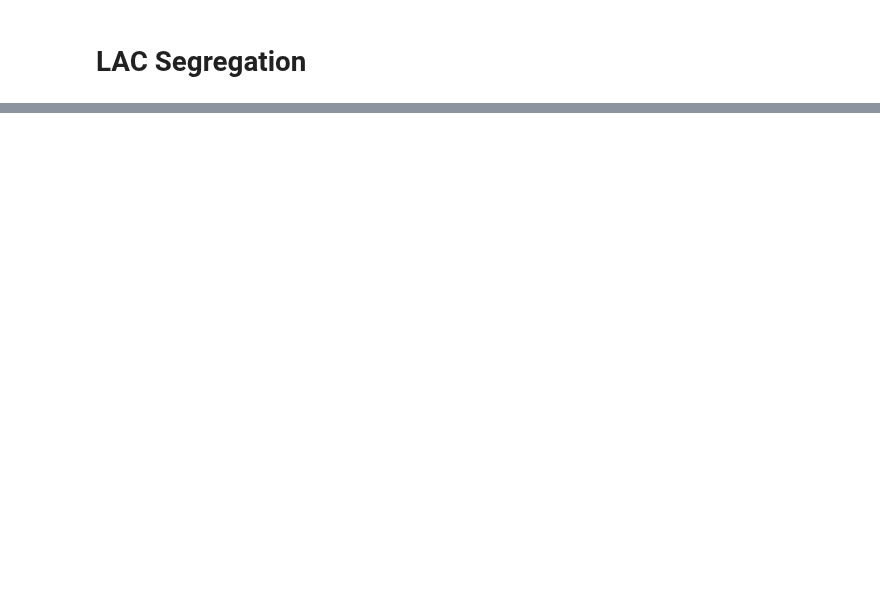
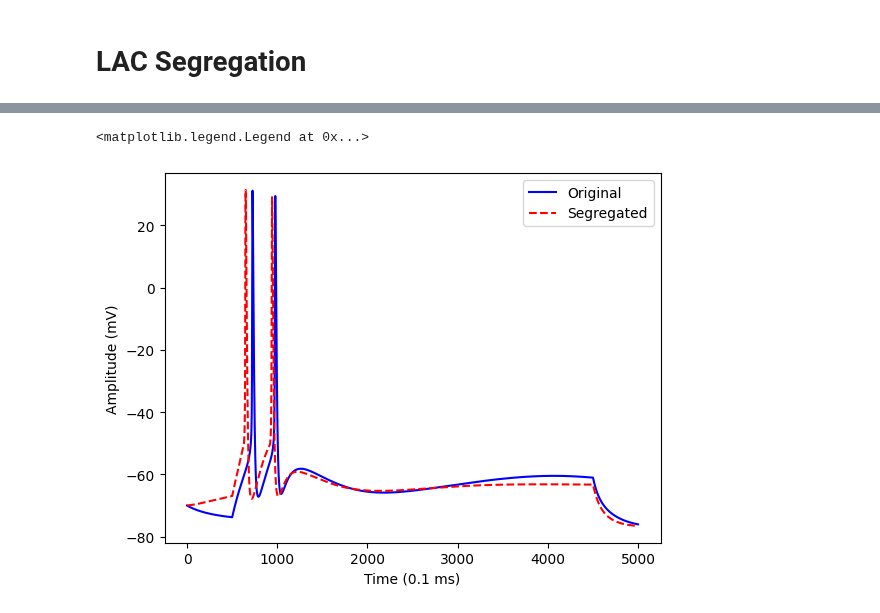
Before and after one commit to V-Marco/ACT, a Jupyter notebook: data/LAC/LAC_segregation.ipynb, the cells around one changed output, grey strips where cells are left out. Drawn from its saved outputs; the diff is of its cells as text; code cells hidden in the pictures; blank space fills up the shorter version.

```diff
--- a/data/LAC/LAC_segregation.ipynb
+++ b/data/LAC/LAC_segregation.ipynb
@@ -60,0 +142,12 @@ plt.legend()
+# %%
+orig_out = np.load("output/LAC_orig/out_1.npy")
+seg_out = np.load("output/LAC_seg/out_1.npy")
+
+plt.plot(orig_out[:, 0], label = "Original", c = 'blue')
+plt.plot(seg_out[:, 0], label = "Segregated", ls = '--', c = 'red')
+plt.ylabel("Amplitude (mV)")
+plt.xlabel("Time (0.1 ms)")
+plt.legend()
+# %% [output]
+<matplotlib.legend.Legend at 0x...>
+[figure, added]
```
Also changed, not shown: parts of 9 cells of this notebook, 13 other files.
